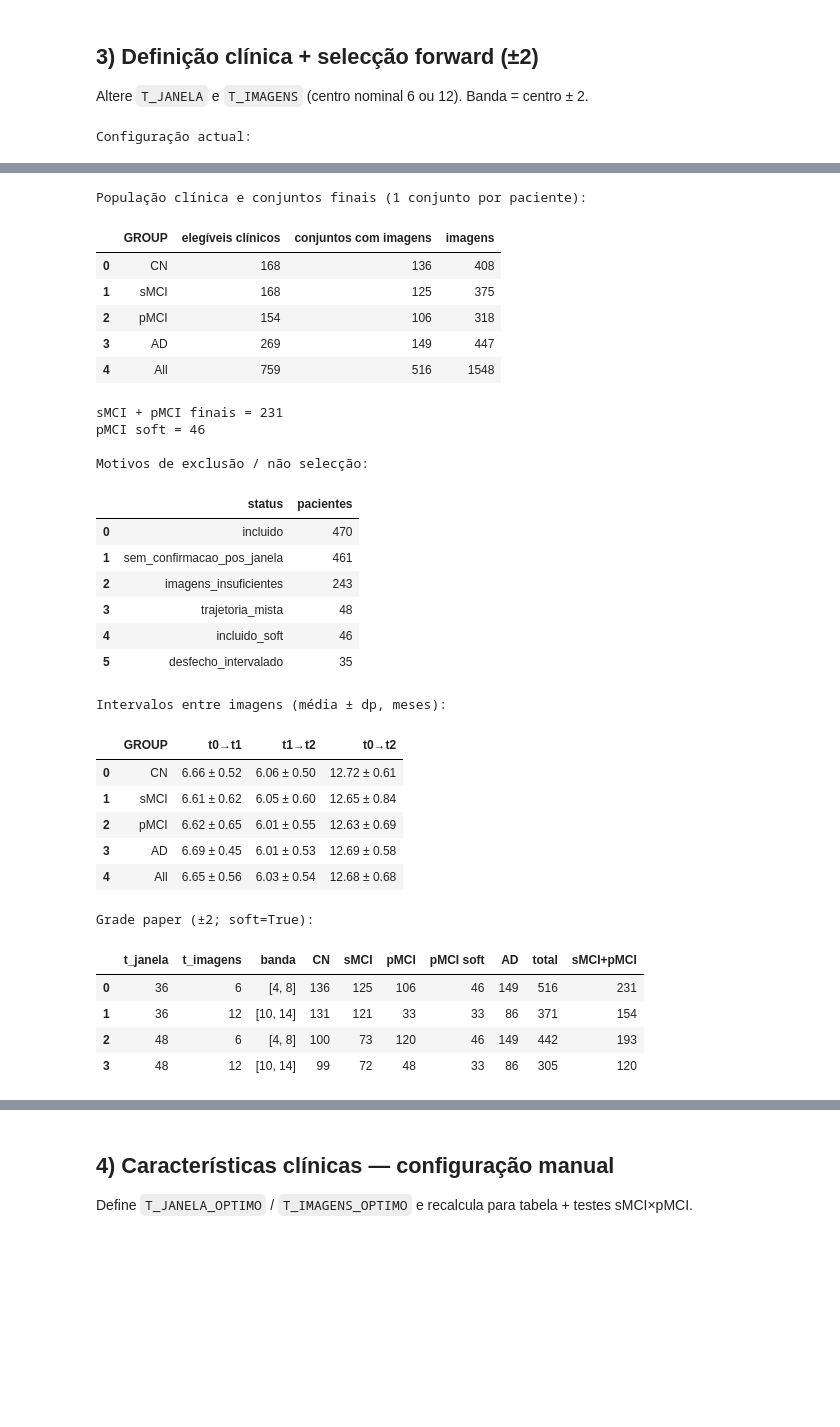
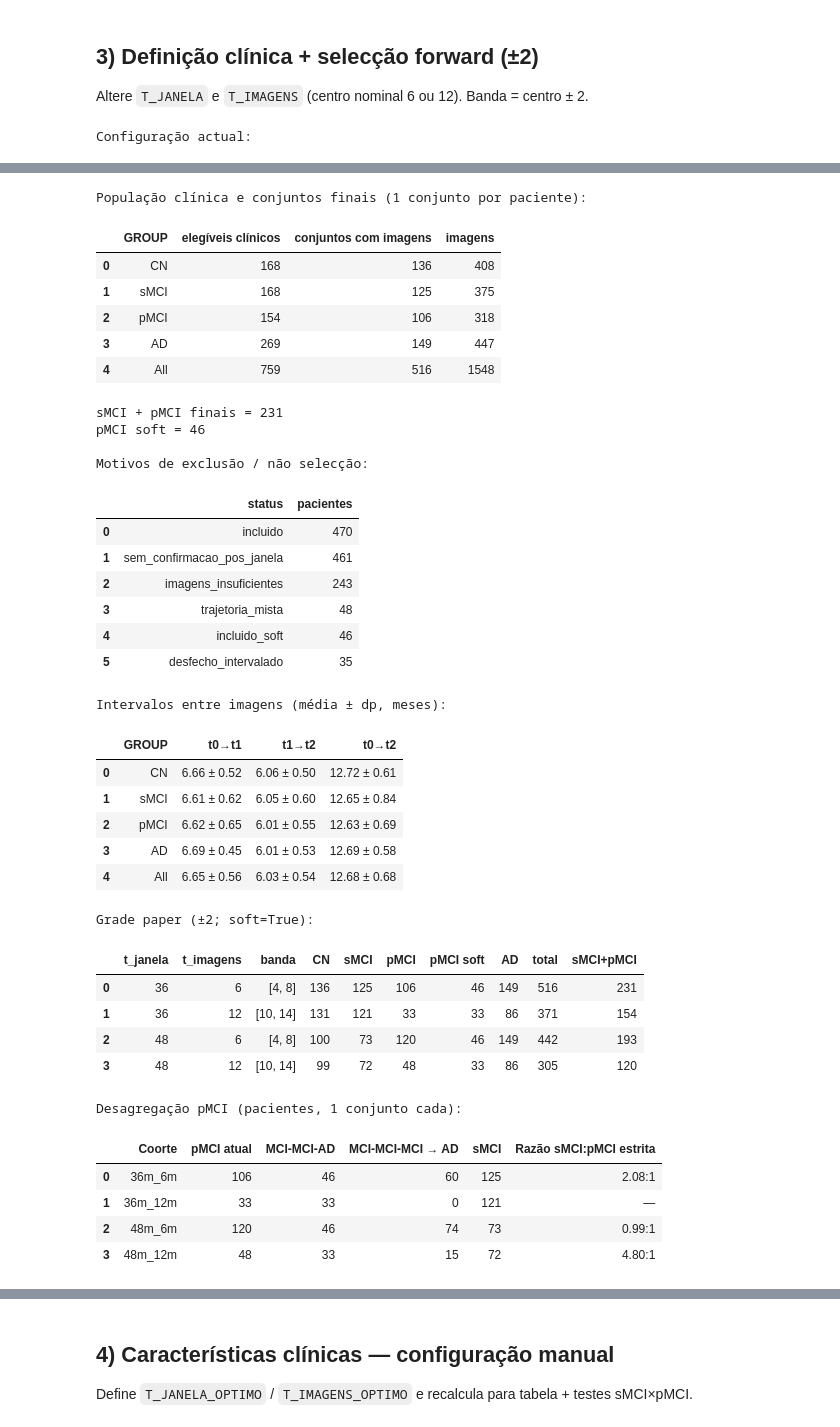
Before and after one commit to PauloMatheusGr/graphs, a Jupyter notebook: 1_dataset.ipynb, the cells around one changed output, grey strips where cells are left out. Cells and saved outputs as stored; diff of their text form; code cells hidden in the pictures; blank space fills up the shorter version.

Commit message:
ablation 48m_6m  soft true vs soft false

```diff
--- a/1_dataset.ipynb
+++ b/1_dataset.ipynb
@@ -456,6 +451,22 @@ if GRADE_T_JANELA and GRADE_T_IMAGENS:
     grade = pd.DataFrame(grid_rows)
     print(f"\nGrade paper (±{GAP_TOL:g}; soft={SOFT_PMCI}):")
     display(grade)
+
+    tab = pd.DataFrame(
+    {
+        "Coorte": grade["t_janela"].astype(str) + "m_" + grade["t_imagens"].astype(str) + "m",
+        "pMCI atual": grade["pMCI"],
+        "MCI-MCI-AD": grade["pMCI soft"],
+        "MCI-MCI-MCI → AD": grade["pMCI"] - grade["pMCI soft"],
+        "sMCI": grade["sMCI"],
+    }
+)
+estrita = tab["MCI-MCI-MCI → AD"]
+tab["Razão sMCI:pMCI estrita"] = [
+    "—" if e == 0 else f"{s / e:.2f}:1" for s, e in zip(tab["sMCI"], estrita)
+]
+print("\nDesagregação pMCI (pacientes, 1 conjunto cada):")
+display(tab)
 # %% [output]
 Configuração actual:
 |  | parâmetro | valor |
@@ -469,30 +480,36 @@ População clínica e conjuntos finais (1 conjunto por paciente):
 |  | GROUP | elegíveis clínicos | conjuntos com imagens | imagens |
 | 0 | CN | 168 | 136 | 408 |
 | 1 | sMCI | 168 | 125 | 375 |
 | 2 | pMCI | 154 | 106 | 318 |
 | 3 | AD | 269 | 149 | 447 |
 | 4 | All | 759 | 516 | 1548 |
 sMCI + pMCI finais = 231
 pMCI soft = 46
 
 Motivos de exclusão / não selecção:
 |  | status | pacientes |
 | 0 | incluido | 470 |
 | 1 | sem_confirmacao_pos_janela | 461 |
 | 2 | imagens_insuficientes | 243 |
 | 3 | trajetoria_mista | 48 |
 | 4 | incluido_soft | 46 |
 | 5 | desfecho_intervalado | 35 |
 Intervalos entre imagens (média ± dp, meses):
 |  | GROUP | t0→t1 | t1→t2 | t0→t2 |
 | 0 | CN | 6.66 ± 0.52 | 6.06 ± 0.50 | 12.72 ± 0.61 |
 | 1 | sMCI | 6.61 ± 0.62 | 6.05 ± 0.60 | 12.65 ± 0.84 |
 | 2 | pMCI | 6.62 ± 0.65 | 6.01 ± 0.55 | 12.63 ± 0.69 |
 | 3 | AD | 6.69 ± 0.45 | 6.01 ± 0.53 | 12.69 ± 0.58 |
 | 4 | All | 6.65 ± 0.56 | 6.03 ± 0.54 | 12.68 ± 0.68 |
 Grade paper (±2; soft=True):
 |  | t_janela | t_imagens | banda | CN | sMCI | pMCI | pMCI soft | AD | total | sMCI+pMCI |
 | 0 | 36 | 6 | [4, 8] | 136 | 125 | 106 | 46 | 149 | 516 | 231 |
 | 1 | 36 | 12 | [10, 14] | 131 | 121 | 33 | 33 | 86 | 371 | 154 |
 | 2 | 48 | 6 | [4, 8] | 100 | 73 | 120 | 46 | 149 | 442 | 193 |
 | 3 | 48 | 12 | [10, 14] | 99 | 72 | 48 | 33 | 86 | 305 | 120 |
+Desagregação pMCI (pacientes, 1 conjunto cada):
+|  | Coorte | pMCI atual | MCI-MCI-AD | MCI-MCI-MCI → AD | sMCI | Razão sMCI:pMCI estrita |
+| 0 | 36m_6m | 106 | 46 | 60 | 125 | 2.08:1 |
+| 1 | 36m_12m | 33 | 33 | 0 | 121 | — |
+| 2 | 48m_6m | 120 | 46 | 74 | 73 | 0.99:1 |
+| 3 | 48m_12m | 48 | 33 | 15 | 72 | 4.80:1 |
```
Also changed, not shown: parts of 3 cells of this notebook, 8 other files.
